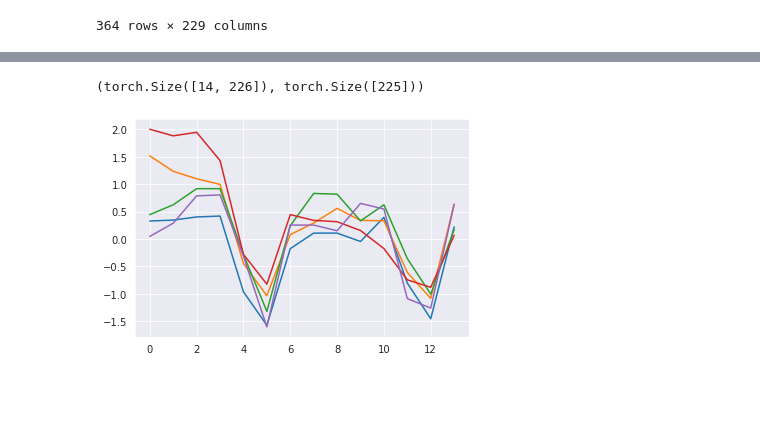
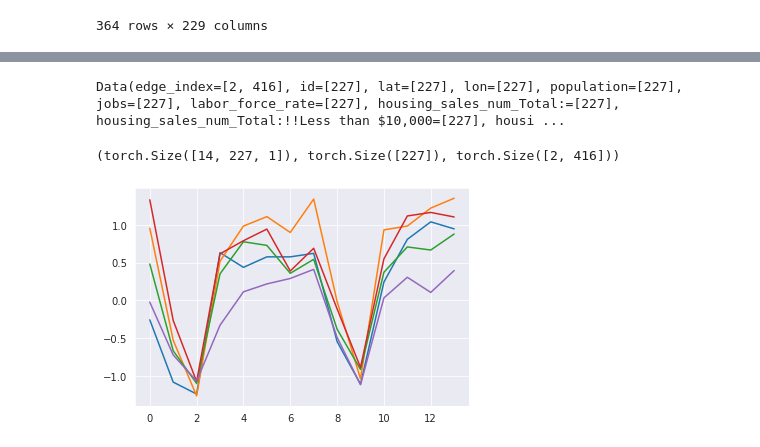
Before and after one commit to Eldervald/traffic-extrapolation, a Jupyter notebook: mta/gnn_forecasting.ipynb, the cells around one changed output, grey strips where cells are left out. Cells and saved outputs as stored; diff of their text form; code cells hidden in the pictures; blank space fills up the shorter version.

```diff
--- a/mta/gnn_forecasting.ipynb
+++ b/mta/gnn_forecasting.ipynb
@@ -77,8 +75,8 @@ df
 | 363 | 288.0 | 572.0 | 283.0 | 285.0 | 187.0 | 93.0 | 181.0 | 760.0 | 618.0 | 429.0 | ... | ... |
 364 rows × 229 columns
 # %%
-stations = df.columns[1:-3].to_list()
-targets = df.columns[1:-3].to_list()
+stations = df.columns[:-2].to_list()
+targets = df.columns[:-2].to_list()
 # targets are just stations ridership
 features = targets
 extra_features = ['weekday']
@@ -86,3 +88,9 @@ extra_features = ['weekday']
+# %%
+pyg_data = pyg_data.subgraph(torch.tensor([pyg_data.id.index(x) for x in stations]))
+pyg_data.id = stations
+pyg_data
+# %% [output]
+Data(edge_index=[2, 416], id=[227], lat=[227], lon=[227], population=[227], jobs=[227], labor_force_rate=[227], housing_sales_num_Total:=[227], housing_sales_num_Total:!!Less than $10,000=[227], housi ...
 # %%
 from sklearn.preprocessing import StandardScaler
 
@@ -113,16 +121,17 @@ class StandardScaler(nn.Module):
         return self
 
 
-
 class SnapshotTimeSeriesDataset(Dataset):
-    def __init__(self, data: pd.DataFrame, snapshot_features_cols, snapshot_target_cols, meta_features=None, encoder_length=14,
-        horizon_length=1, normalize=True):
-        self.X = torch.tensor(data[snapshot_features_cols].values, dtype=torch.float32)
-        self.y = torch.tensor(data[snapshot_target_cols].values, dtype=torch.float32)
+    def __init__(self, snapshots: pd.DataFrame, pyg_data: pyg.data.Data,
+     snapshot_features_cols, snapshot_target_cols, meta_features=None, encoder_length=14,
+      horizon_length=1, normalize=True):
+        self.X = torch.tensor(snapshots[snapshot_features_cols].values, dtype=torch.float32)
+        self.y = torch.tensor(snapshots[snapshot_target_cols].values, dtype=torch.float32)
+        self.pyg_data = pyg_data
         self.meta_features = meta_features
 
         if meta_features:
-            self.meta_X = torch.tensor(data[meta_features].values, dtype=torch.float32)
+            self.meta_X = torch.tensor(snapshots[meta_features].values, dtype=torch.float32)
 
         self.window = encoder_length
         self.horizon = horizon_length
@@ -139,13 +148,17 @@ class SnapshotTimeSeriesDataset(Dataset):
         self.y = self.target_scaler.fit_transform(self.y)
 
     def __getitem__(self, index):
-        X = self.X[index: index + self.window]
-        y = self.y[index + self.window: index + self.window + self.horizon]
+        X = self.X[index: index + self.window].unsqueeze(-1)
+        y = self.y[index + self.window: index + self.window + self.horizon].reshape(-1)
+
+        # if self.meta_features:
+        #     meta_X = self.meta_X[index: index + self.window]
+        #     return torch.cat((X, meta_X), dim=1), y
 
         if self.meta_features:
-            meta_X = self.meta_X[index: index + self.window]
-            return torch.cat((X, meta_X), dim=1), y.reshape(-1)
-        return X, y.reshape(-1)
+            return X, y, self.pyg_data.edge_index, self.meta_features
+
+        return X, y, self.pyg_data.edge_index
 
     def __len__(self):
         return len(self.X) - self.window - self.horizon + 1
@@ -156,20 +169,19 @@ class SnapshotTimeSeriesDataset(Dataset):
     def __getsize__(self):
         return (self.__len__())
 # %%
-dataset = SnapshotTimeSeriesDataset(df, features, targets, extra_features)
-dataset[0][0].shape, dataset[0][1].shape
+dataset = SnapshotTimeSeriesDataset(df, pyg_data, features, targets)
+dataset[0][0].shape, dataset[0][1].shape, dataset[0][2].shape
 # %% [output]
-(torch.Size([14, 226]), torch.Size([225]))
+(torch.Size([14, 227, 1]), torch.Size([227]), torch.Size([2, 416]))
 # %%
-def make_datasets(df, **kwargs):
+def make_datasets(df, pyg_data, **kwargs):
     train_df = df.iloc[:int(len(df) * 0.7)]
     val_df = df.iloc[int(len(df) * 0.7): int(len(df) * 0.85)]
-    # val_df = df.iloc[9:25]
     test_df = df.iloc[int(len(df) * 0.85):]
 
-    train_ds = SnapshotTimeSeriesDataset(train_df, features, targets, **kwargs)
-    val_ds = SnapshotTimeSeriesDataset(val_df, features, targets, **kwargs)
-    test_ds = SnapshotTimeSeriesDataset(test_df, features, targets, **kwargs)
+    train_ds = SnapshotTimeSeriesDataset(train_df, pyg_data, features, targets, **kwargs)
+    val_ds = SnapshotTimeSeriesDataset(val_df, pyg_data, features, targets, **kwargs)
+    test_ds = SnapshotTimeSeriesDataset(test_df, pyg_data, features, targets, **kwargs)
 
     return train_ds, val_ds, test_ds
 
@@ -181,11 +193,11 @@ def make_dataloaders(train_ds, val_ds, test_ds, batch_size=32, **kwargs):
 
     return train_loader, val_loader, test_loader
 # %%
-train_ds, val_ds, test_ds = make_datasets(df, normalize=True)
+train_ds, val_ds, test_ds = make_datasets(df, pyg_data, normalize=True)
 train_loader, val_loader, test_loader = make_dataloaders(train_ds, val_ds, test_ds)
 # %%
 kek = [x.shape for x in next(iter(train_loader))]
-plt.plot(next(iter(train_loader))[0][0, :, :5].detach().numpy())
+plt.plot(next(iter(train_loader))[0][0, :, :5, 0].detach().numpy())
 plt.show()
 # %% [output]
-[figure, old version]
+[figure, new version]
```
Also changed, not shown: parts of 10 cells of this notebook, 1 other file.
